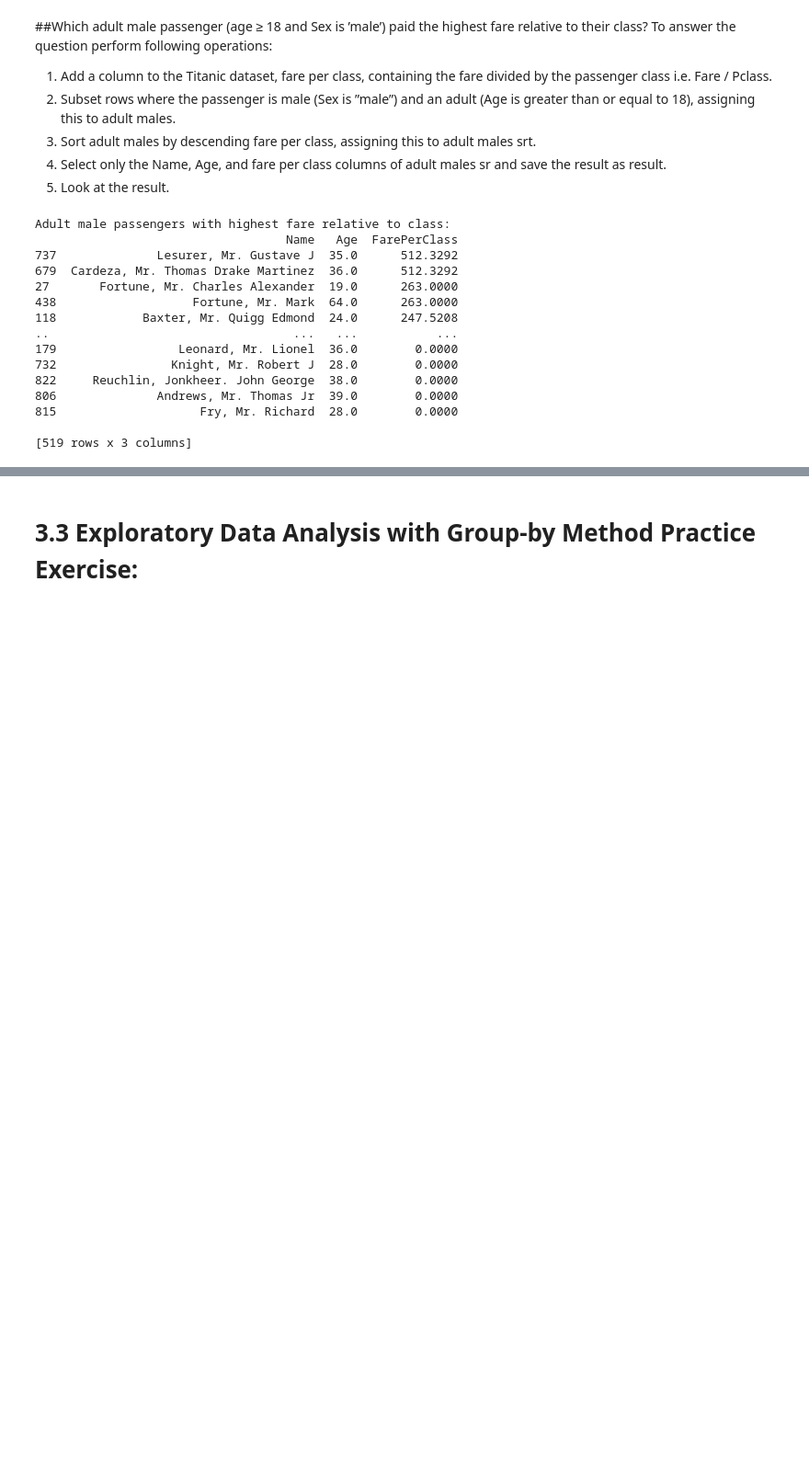
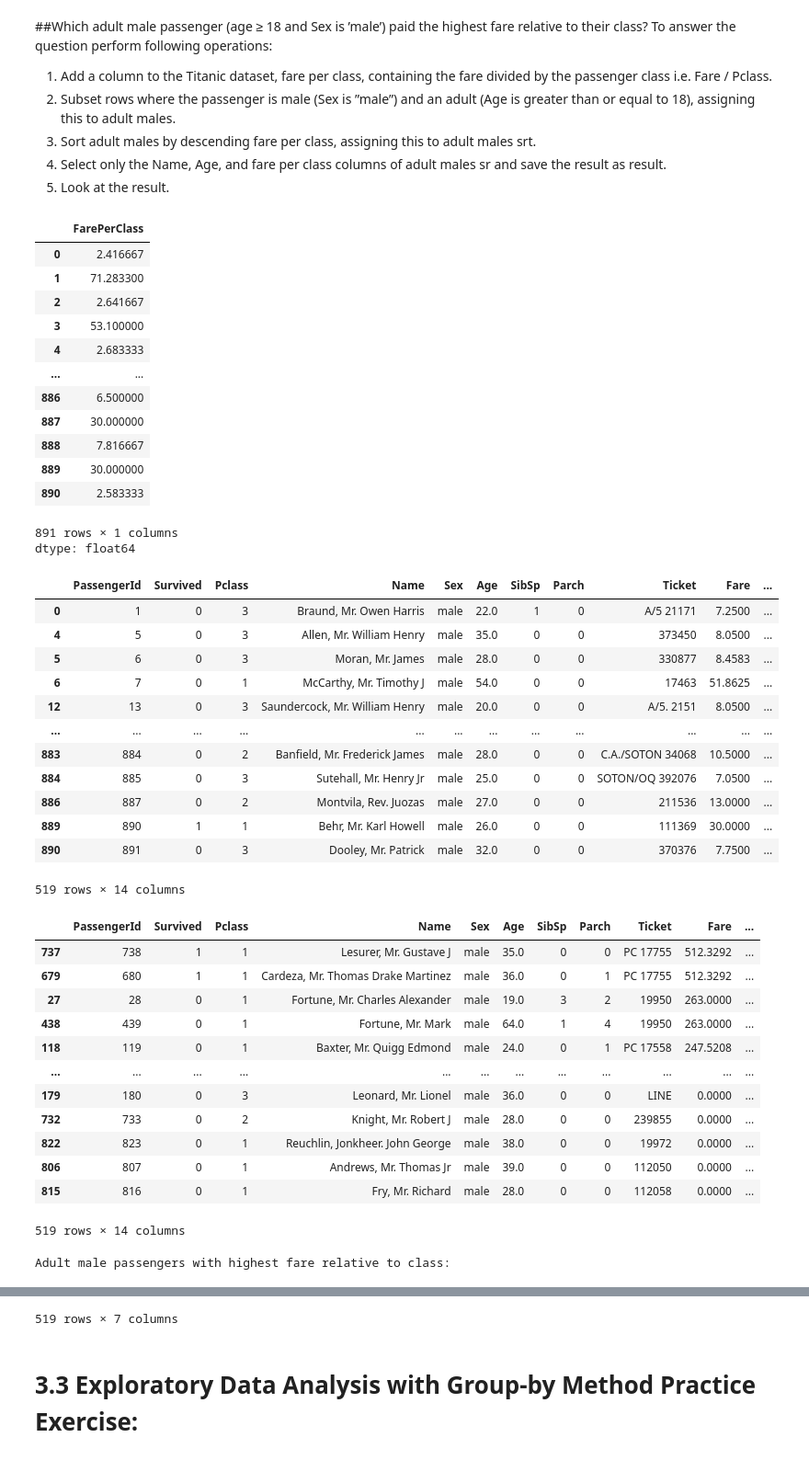
Before and after one commit to idiocter/Concept-of-AI, a Jupyter notebook: Workshop03.ipynb, the cells around one changed output, grey strips where cells are left out. Shown at 92% size. Cells and saved outputs as stored; diff of their text form; code cells hidden in the pictures; blank space fills up the shorter version.

```diff
--- a/Workshop03.ipynb
+++ b/Workshop03.ipynb
@@ -316,43 +464,72 @@ as result.
 # %%
 """
 Problem: Identify the adult male passenger who paid the highest fare relative to their class.
 
 Workflow:
 1. Create a new column 'FarePerClass' as Fare divided by Pclass.
 2. Filter the dataset to include only adult male passengers (Age ≥ 18 and Sex = 'male').
 3. Sort the filtered dataset in descending order of 'FarePerClass'.
 4. Select and display only the 'Name', 'Age', and 'FarePerClass' columns.
 
 """
 
 # Add column 'FarePerClass'
-df["FarePerClass"] = df["Fare"] / df["Pclass"]
+titanic_df["FarePerClass"] = titanic_df["Fare"] / titanic_df["Pclass"]
+display(titanic_df["FarePerClass"])
 
 # Filter adult male passengers (Age ≥ 18)
-adult_males = df[(df["Sex"] == "male") & (df["Age"] >= 18)]
+adult_males = titanic_df[(titanic_df["Sex"] == "male") & (titanic_df["Age"] >= 18)]
+display(adult_males)
 
 # Sort adult males by FarePerClass in descending order
 adult_males_srt = adult_males.sort_values(by="FarePerClass", ascending=False)
+display(adult_males_srt)
 
 # Select only 'Name', 'Age', and 'FarePerClass'
-result = adult_males_srt[["Name", "Age", "FarePerClass"]]
+result = adult_males_srt[["PassengerId","Name", "Sex", "Age", "Ticket", "Cabin","FarePerClass"]]
 
 # Display the result
 print("\n\nAdult male passengers with highest fare relative to class:")
-print(result)
+display(result)
 # %% [output]
+|  | FarePerClass |
+| 0 | 2.416667 |
+| 1 | 71.283300 |
+| 2 | 2.641667 |
+| 3 | 53.100000 |
+| 4 | 2.683333 |
+| ... | ... |
+| 886 | 6.500000 |
+| 887 | 30.000000 |
+| 888 | 7.816667 |
+| 889 | 30.000000 |
+| 890 | 2.583333 |
-Adult male passengers with highest fare relative to class:
-                                   Name   Age  FarePerClass
-737              Lesurer, Mr. Gustave J  35.0      512.3292
-679  Cardeza, Mr. Thomas Drake Martinez  36.0      512.3292
-27       Fortune, Mr. Charles Alexander  19.0      263.0000
-438                   Fortune, Mr. Mark  64.0      263.0000
-118            Baxter, Mr. Quigg Edmond  24.0      247.5208
-..                                  ...   ...           ...
-179                 Leonard, Mr. Lionel  36.0        0.0000
-732                Knight, Mr. Robert J  28.0        0.0000
-822     Reuchlin, Jonkheer. John George  38.0        0.0000
-806              Andrews, Mr. Thomas Jr  39.0        0.0000
-815                    Fry, Mr. Richard  28.0        0.0000
-
-[519 rows x 3 columns]
+891 rows × 1 columns
+dtype: float64
+|  | PassengerId | Survived | Pclass | Name | Sex | Age | SibSp | Parch | Ticket | Fare | ... |
+| 0 | 1 | 0 | 3 | Braund, Mr. Owen Harris | male | 22.0 | 1 | 0 | A/5 21171 | 7.2500 | ... |
+| 4 | 5 | 0 | 3 | Allen, Mr. William Henry | male | 35.0 | 0 | 0 | 373450 | 8.0500 | ... |
+| 5 | 6 | 0 | 3 | Moran, Mr. James | male | 28.0 | 0 | 0 | 330877 | 8.4583 | ... |
+| 6 | 7 | 0 | 1 | McCarthy, Mr. Timothy J | male | 54.0 | 0 | 0 | 17463 | 51.8625 | ... |
+| 12 | 13 | 0 | 3 | Saundercock, Mr. William Henry | male | 20.0 | 0 | 0 | A/5. 2151 | 8.0500 | ... |
+| ... | ... | ... | ... | ... | ... | ... | ... | ... | ... | ... | ... |
+| 883 | 884 | 0 | 2 | Banfield, Mr. Frederick James | male | 28.0 | 0 | 0 | C.A./SOTON 34068 | 10.5000 | ... |
+| 884 | 885 | 0 | 3 | Sutehall, Mr. Henry Jr | male | 25.0 | 0 | 0 | SOTON/OQ 392076 | 7.0500 | ... |
+| 886 | 887 | 0 | 2 | Montvila, Rev. Juozas | male | 27.0 | 0 | 0 | 211536 | 13.0000 | ... |
+| 889 | 890 | 1 | 1 | Behr, Mr. Karl Howell | male | 26.0 | 0 | 0 | 111369 | 30.0000 | ... |
+| 890 | 891 | 0 | 3 | Dooley, Mr. Patrick | male | 32.0 | 0 | 0 | 370376 | 7.7500 | ... |
+519 rows × 14 columns
+|  | PassengerId | Survived | Pclass | Name | Sex | Age | SibSp | Parch | Ticket | Fare | ... |
+| 737 | 738 | 1 | 1 | Lesurer, Mr. Gustave J | male | 35.0 | 0 | 0 | PC 17755 | 512.3292 | ... |
+| 679 | 680 | 1 | 1 | Cardeza, Mr. Thomas Drake Martinez | male | 36.0 | 0 | 1 | PC 17755 | 512.3292 | ... |
+| 27 | 28 | 0 | 1 | Fortune, Mr. Charles Alexander | male | 19.0 | 3 | 2 | 19950 | 263.0000 | ... |
+| 438 | 439 | 0 | 1 | Fortune, Mr. Mark | male | 64.0 | 1 | 4 | 19950 | 263.0000 | ... |
+| 118 | 119 | 0 | 1 | Baxter, Mr. Quigg Edmond | male | 24.0 | 0 | 1 | PC 17558 | 247.5208 | ... |
+| ... | ... | ... | ... | ... | ... | ... | ... | ... | ... | ... | ... |
+| 179 | 180 | 0 | 3 | Leonard, Mr. Lionel | male | 36.0 | 0 | 0 | LINE | 0.0000 | ... |
+| 732 | 733 | 0 | 2 | Knight, Mr. Robert J | male | 28.0 | 0 | 0 | 239855 | 0.0000 | ... |
+| 822 | 823 | 0 | 1 | Reuchlin, Jonkheer. John George | male | 38.0 | 0 | 0 | 19972 | 0.0000 | ... |
+| 806 | 807 | 0 | 1 | Andrews, Mr. Thomas Jr | male | 39.0 | 0 | 0 | 112050 | 0.0000 | ... |
+| 815 | 816 | 0 | 1 | Fry, Mr. Richard | male | 28.0 | 0 | 0 | 112058 | 0.0000 | ... |
+519 rows × 14 columns
+Adult male passengers with highest fare relative to class:
@@ -359,3 +548,4 @@ Adult male passengers with highest fare relative to class:
+519 rows × 7 columns
 # %% [markdown]
 # 3.3 Exploratory Data Analysis with Group-by Method Practice Exercise:
 # %% [markdown]
```
Also changed, not shown: parts of 9 cells of this notebook.
